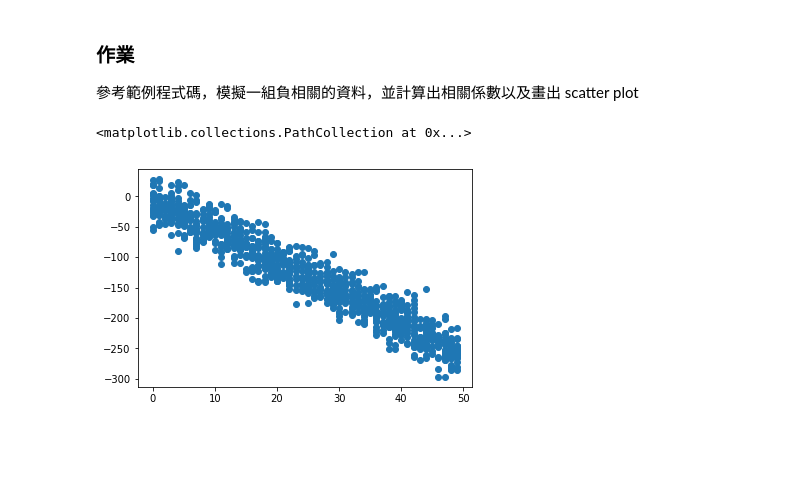
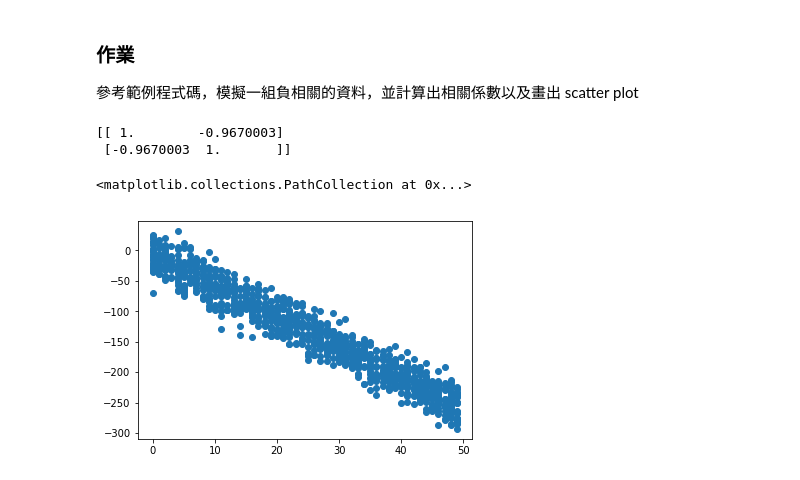
Before and after one commit to 19910101bacon/2nd-ML100Days, a Jupyter notebook: homework/Day_009_correlation_example.ipynb, the cells around one changed output. Cells and saved outputs as stored; diff of their text form; code cells hidden in the pictures; blank space fills up the shorter version.

```diff
--- a/homework/Day_009_correlation_example.ipynb
+++ b/homework/Day_009_correlation_example.ipynb
@@ -56,11 +56,14 @@ plt.scatter(x, y)
 ### 作業
 參考範例程式碼，模擬一組負相關的資料，並計算出相關係數以及畫出 scatter plot
 # %%
+np.random.seed(7)
 x = np.random.randint(0, 50, 1000)
 y = -5*x + np.random.normal(-9, 20, 1000)
 
-np.corrcoef(x, y)
+print(np.corrcoef(x, y))
 plt.scatter(x,y)
 # %% [output]
-<matplotlib.collections.PathCollection at 0x...>
+[[ 1.        -0.9670003]
+ [-0.9670003  1.       ]]
+<matplotlib.collections.PathCollection at 0x...>
-[figure, old version]
+[figure, new version]
```
Also changed, not shown: parts of 1 cell of this notebook.
